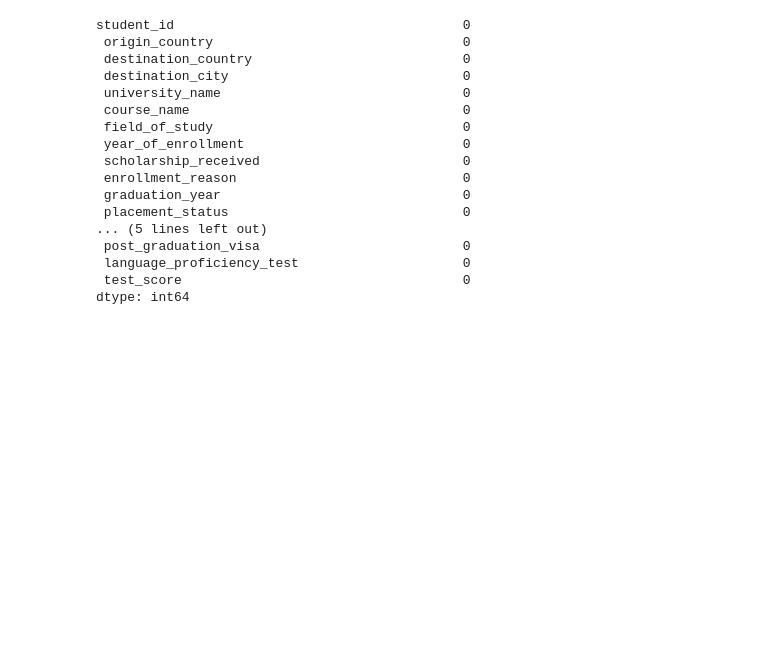
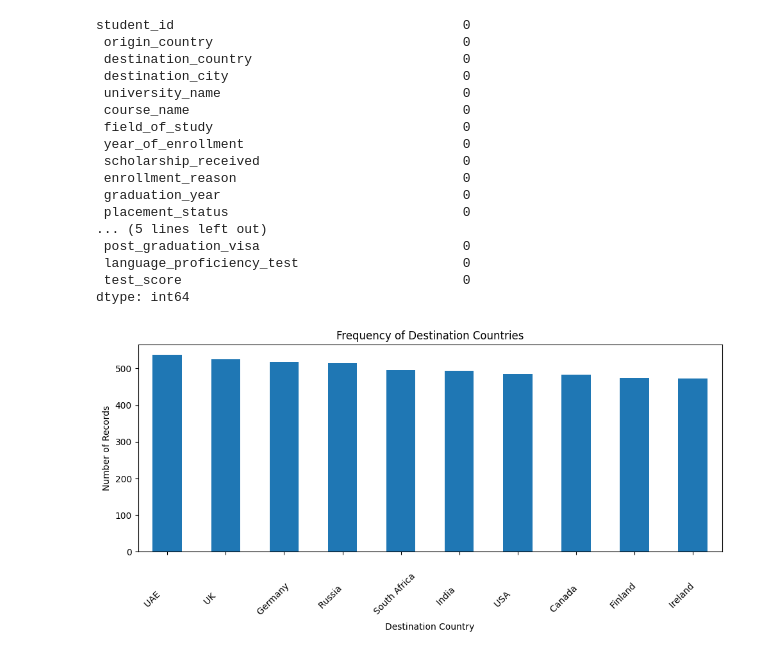
Before and after one commit to broken99records/STICS-Data-Analysis, a Jupyter notebook: notebook/studentMigration_analysis.ipynb, the cells around one changed output. Saved outputs shown, nothing was run; the diff lists cells and outputs as text; code cells hidden in the pictures; blank space fills up the shorter version.

```diff
--- a/notebook/studentMigration_analysis.ipynb
+++ b/notebook/studentMigration_analysis.ipynb
@@ -53,3 +54,20 @@ student_id                                     0
  language_proficiency_test                     0
  test_score                                    0
 dtype: int64
+# %%
+
+country_counts = df[' destination_country'].value_counts()
+country_counts
+
+
+country_counts.plot(kind='bar', figsize=(10,5))
+
+plt.title('Frequency of Destination Countries')
+plt.xlabel('Destination Country')
+plt.ylabel('Number of Records')
+plt.xticks(rotation=45)
+plt.tight_layout()
+
+plt.show()
+# %% [output]
+[figure, added]
```
Also changed, not shown: parts of 1 cell of this notebook.
